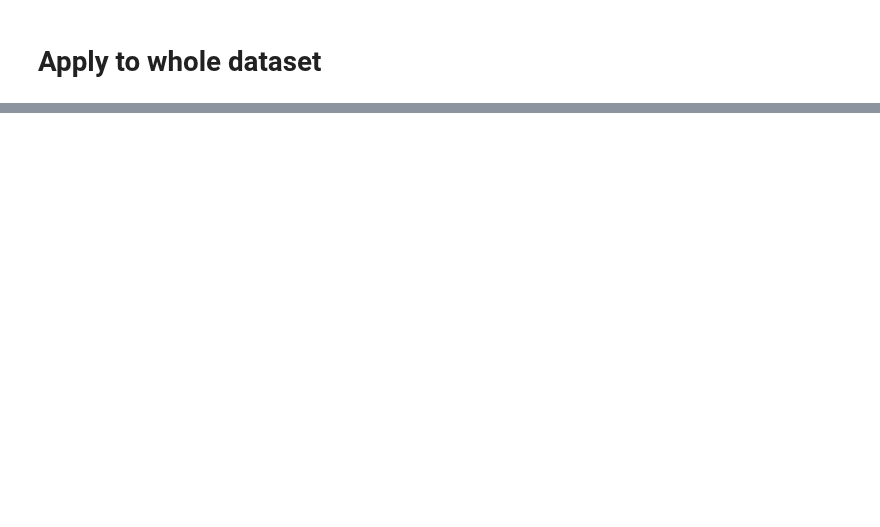
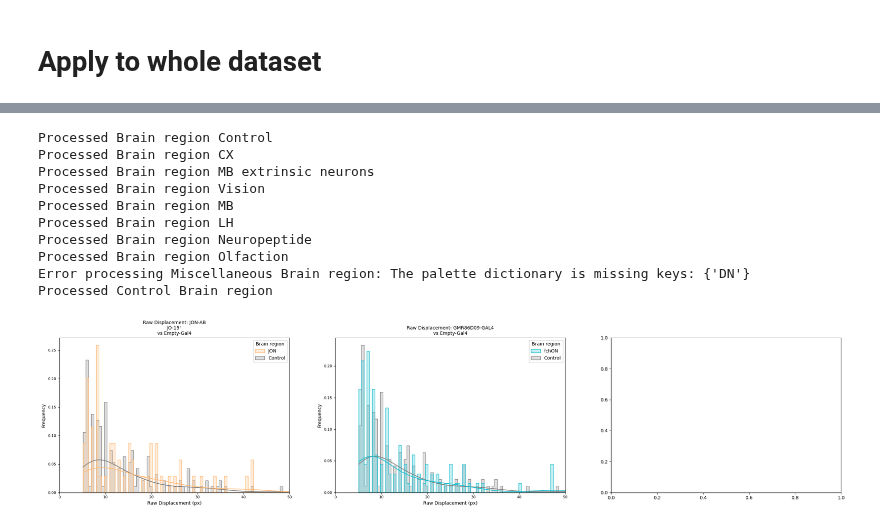
Before and after one commit to NeLy-EPFL/Tracking_Analysis, a Jupyter notebook: MazeRecorder/Analysis/TNT_Sreen_Notebooks/Contacts_analysis.ipynb, the cells around one changed output, grey strips where cells are left out. Drawn from its saved outputs; the diff is of its cells as text; code cells hidden in the pictures; blank space fills up the shorter version.

```diff
--- a/MazeRecorder/Analysis/TNT_Sreen_Notebooks/Contacts_analysis.ipynb
+++ b/MazeRecorder/Analysis/TNT_Sreen_Notebooks/Contacts_analysis.ipynb
@@ -263,0 +318,61 @@ except Exception as e:
+# %%
+# Initialize random generator
+rg = np.random.default_rng()
+
+output_dir= Path("/mnt/upramdya_data/MD/MultiMazeRecorder/Plots/250203_KDE_ECDF/")
+
+# Make the output directory if it doesn't exist
+
+os.makedirs(output_dir, exist_ok=True)
+
+# Process brain regions
+miscellaneous_nicknames = []
+for brain_region in registries["brain_regions"]:
+    output_path = output_dir / f"RawDisp_plots_{brain_region}.png"
+
+    if os.path.exists(output_path):
+        print(f"Skipping Brain region {brain_region} as the plot already exists.")
+        continue
+
+    region_data = Transformed[Transformed['Brain region'] == brain_region]
+    nicknames = region_data['Nickname'].unique()
+
+    if len(nicknames) < 5 and brain_region != "Control":
+        miscellaneous_nicknames.extend(nicknames)
+        continue
+
+    try:
+        Config.create_and_save_hist_kde_rawdisp_plot(Transformed, nicknames, brain_region, output_path, registries, Config.color_dict)
+        print(f"Processed Brain region {brain_region}")
+    except Exception as e:
+        print(f"Error processing Brain region {brain_region}: {e}")
+
+# Process Miscellaneous brain region
+if miscellaneous_nicknames:
+    try:
+        output_path = output_dir / "RawDisp_plots_Miscellaneous.png"
+        Config.create_and_save_hist_kde_rawdisp_plot(Transformed, miscellaneous_nicknames, "Miscellaneous", output_path, registries, Config.color_dict)
+        print("Processed Miscellaneous Brain region")
+    except Exception as e:
+        print(f"Error processing Miscellaneous Brain region: {e}")
+
+# Plot the Control brain region
+try:
+    control_nicknames = registries["control_nicknames"]
+    output_path = output_dir / "RawDisp_plots_Control.png"
+    Config.create_and_save_hist_kde_rawdisp_plot(Transformed, control_nicknames, "Control", output_path, registries, Config.color_dict)
+    print("Processed Control Brain region")
+except Exception as e:
+    print(f"Error processing Control Brain region: {e}")
+# %% [output]
+Processed Brain region Control
+Processed Brain region CX
+Processed Brain region MB extrinsic neurons
+Processed Brain region Vision
+Processed Brain region MB
+Processed Brain region LH
+Processed Brain region Neuropeptide
+Processed Brain region Olfaction
+Error processing Miscellaneous Brain region: The palette dictionary is missing keys: {'DN'}
+Processed Control Brain region
+[figure, added]
```
Also changed, not shown: parts of 6 cells of this notebook.
